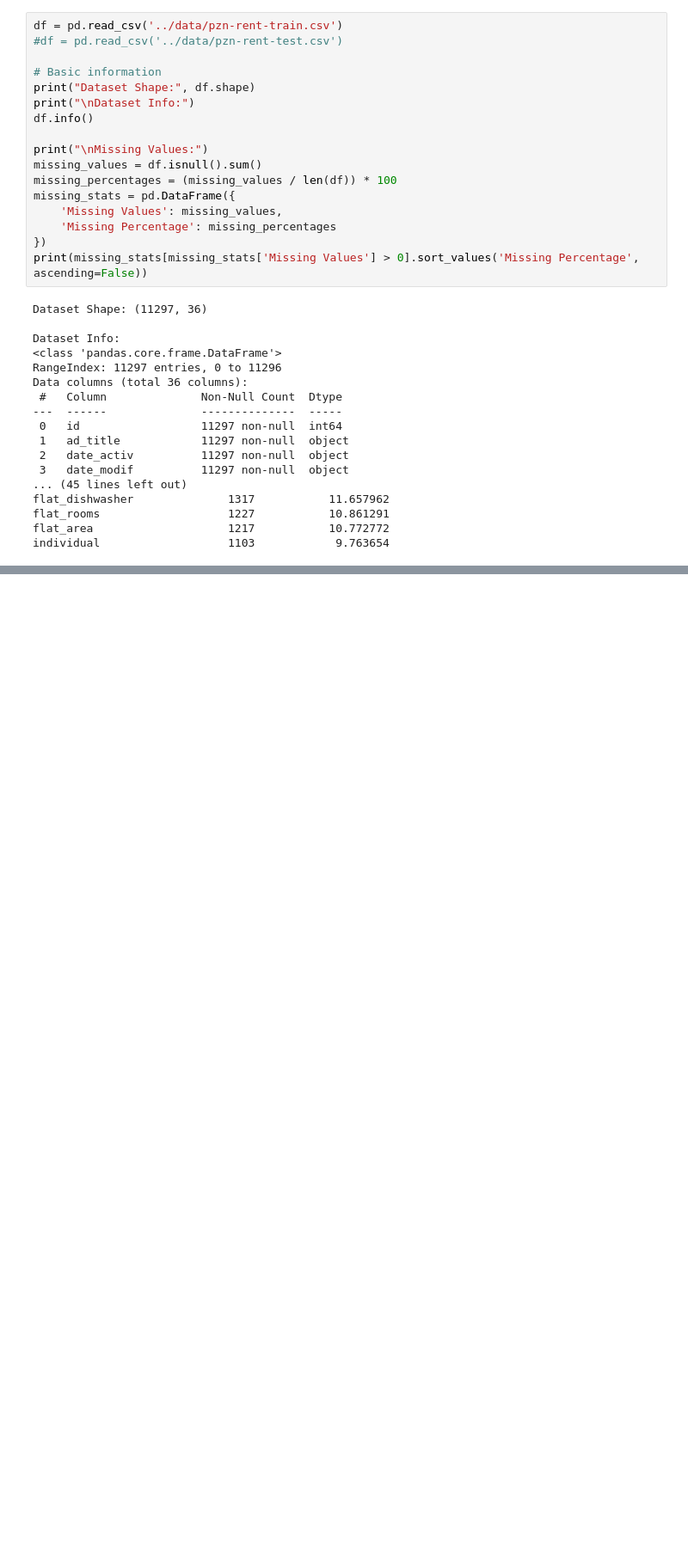
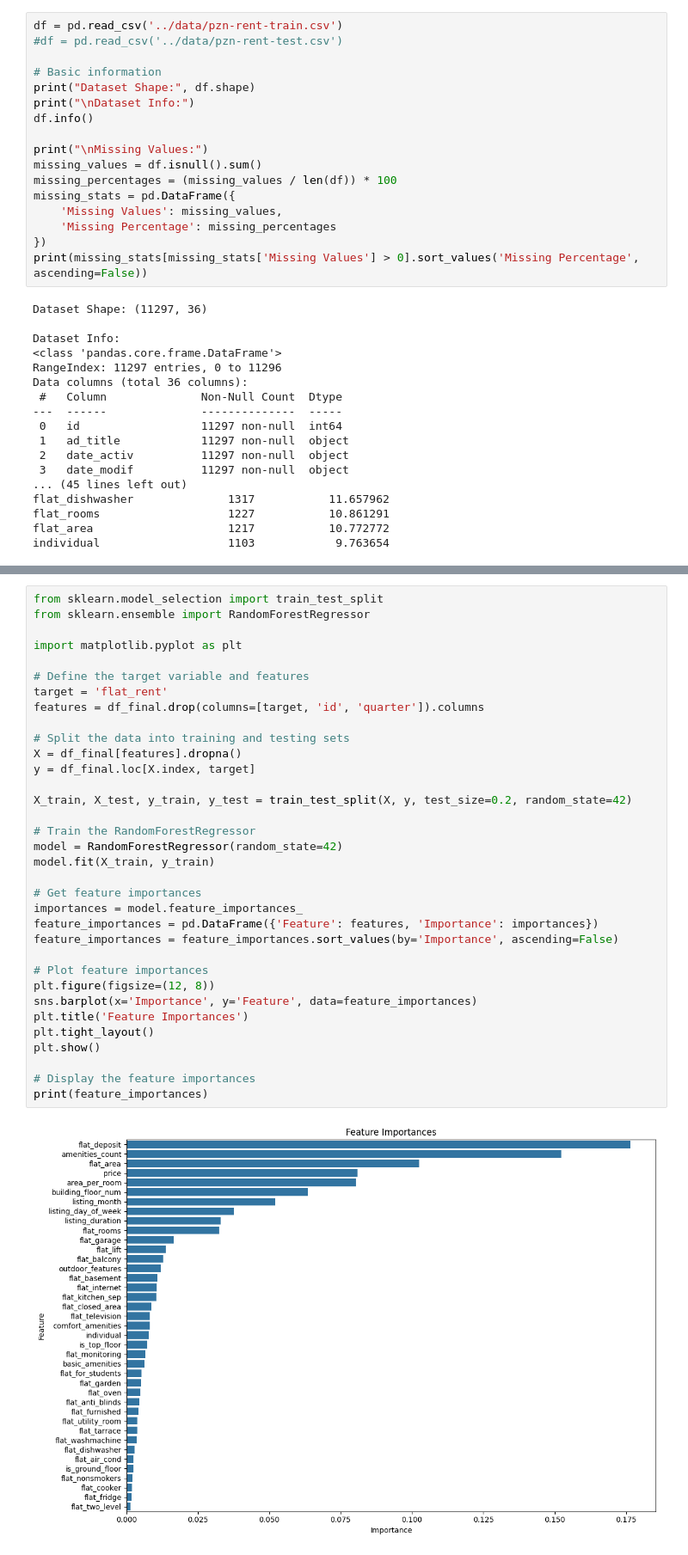
Before and after one commit to Mireg/Missing_data_analysis_project, a Jupyter notebook: notebooks/fe.ipynb, the cells around one changed output, grey strips where cells are left out. Shown at 86% size. Cells and saved outputs as stored; diff of their text form; blank space fills up the shorter version.

```diff
--- a/notebooks/fe.ipynb
+++ b/notebooks/fe.ipynb
@@ -233,2 +237,38 @@ price_per_sqm        1217
 area_per_room        1356
 dtype: int64
+# %%
+from sklearn.model_selection import train_test_split
+from sklearn.ensemble import RandomForestRegressor
+
+import matplotlib.pyplot as plt
+
+# Define the target variable and features
+target = 'flat_rent'
+features = df_final.drop(columns=[target, 'id', 'quarter']).columns
+
+# Split the data into training and testing sets
+X = df_final[features].dropna()
+y = df_final.loc[X.index, target]
+
+X_train, X_test, y_train, y_test = train_test_split(X, y, test_size=0.2, random_state=42)
+
+# Train the RandomForestRegressor
+model = RandomForestRegressor(random_state=42)
+model.fit(X_train, y_train)
+
+# Get feature importances
+importances = model.feature_importances_
+feature_importances = pd.DataFrame({'Feature': features, 'Importance': importances})
+feature_importances = feature_importances.sort_values(by='Importance', ascending=False)
+
+# Plot feature importances
+plt.figure(figsize=(12, 8))
+sns.barplot(x='Importance', y='Feature', data=feature_importances)
+plt.title('Feature Importances')
+plt.tight_layout()
+plt.show()
+
+# Display the feature importances
+print(feature_importances)
+# %% [output]
+[figure, added]
```
Also changed, not shown: parts of 8 cells of this notebook, 1 other file.
